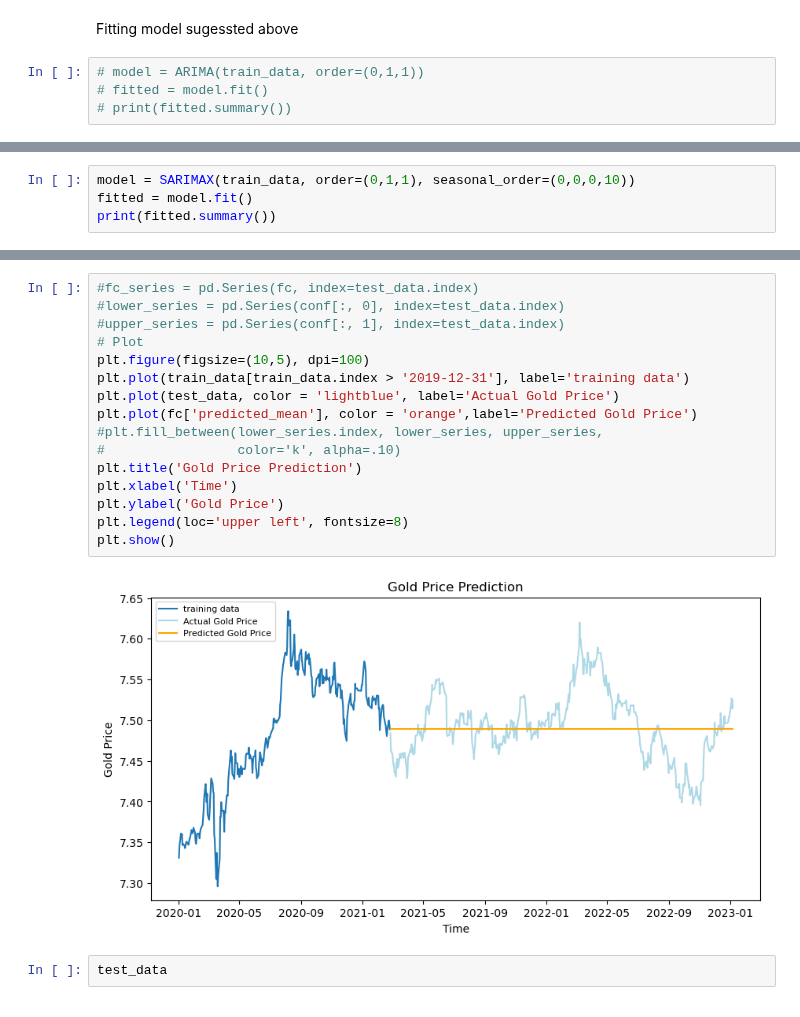
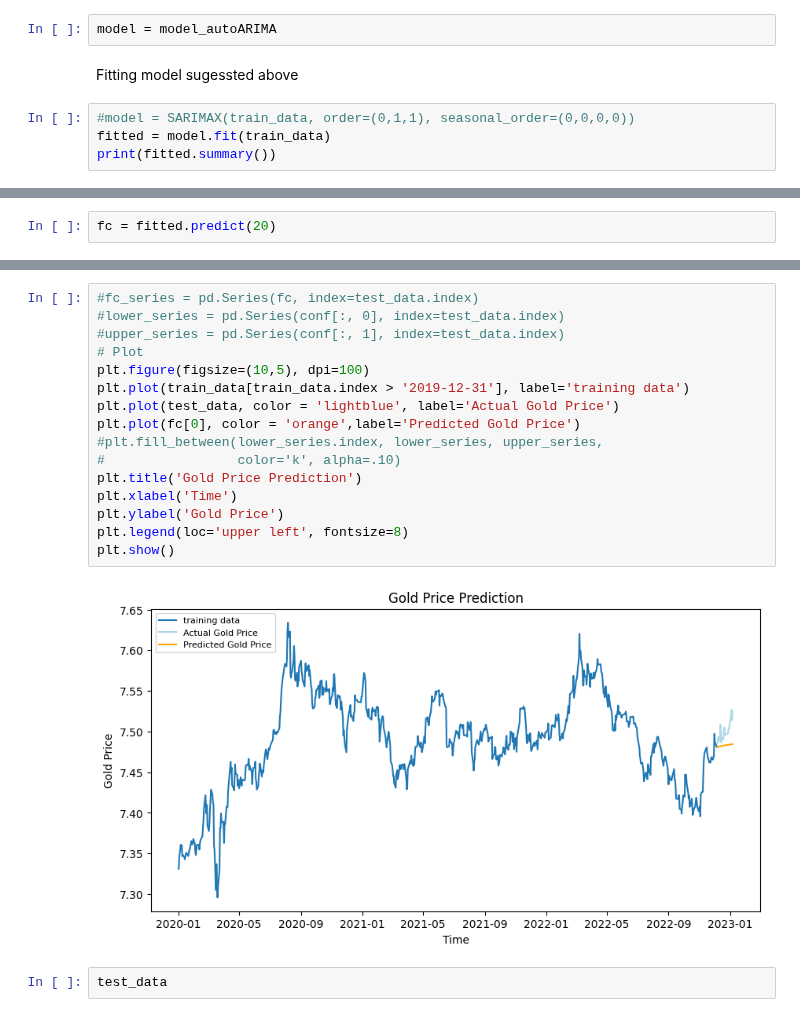
Before and after one commit to maxbranting/gold-forecast, a Jupyter notebook: Models/Price/ARIMA.ipynb, the cells around one changed output, grey strips where cells are left out. Cells and saved outputs as stored; diff of their text form.

Commit message:
first version garch, changed arima split

```diff
--- a/Models/Price/ARIMA.ipynb
+++ b/Models/Price/ARIMA.ipynb
@@ -174,9 +191,11 @@ Warnings:
+# %%
+model = model_autoARIMA
 # %% [markdown]
 Fitting  model sugessted above
 # %%
-# model = ARIMA(train_data, order=(0,1,1))
-# fitted = model.fit()
-# print(fitted.summary())
+#model = SARIMAX(train_data, order=(0,1,1), seasonal_order=(0,0,0,0))
+fitted = model.fit(train_data)
+print(fitted.summary())
 # %% [output]
                                SARIMAX Results
 ==============================================================================
@@ -195,7 +214,3 @@ Covariance Type:                  opg
 
 Warnings:
 [1] Covariance matrix calculated using the outer product of gradients (complex-step).
-# %%
-model = SARIMAX(train_data, order=(0,1,1), seasonal_order=(0,0,0,10))
-fitted = model.fit()
-print(fitted.summary())
@@ -227,3 +217,5 @@ statsmodels.__version__
+# %%
+fc = fitted.predict(20)
 # %%
 fc
 # %% [output]
@@ -261,21 +262,21 @@ fc
 # %%
 #fc_series = pd.Series(fc, index=test_data.index)
 #lower_series = pd.Series(conf[:, 0], index=test_data.index)
 #upper_series = pd.Series(conf[:, 1], index=test_data.index)
 # Plot
 plt.figure(figsize=(10,5), dpi=100)
 plt.plot(train_data[train_data.index > '2019-12-31'], label='training data')
 plt.plot(test_data, color = 'lightblue', label='Actual Gold Price')
-plt.plot(fc['predicted_mean'], color = 'orange',label='Predicted Gold Price')
+plt.plot(fc[0], color = 'orange',label='Predicted Gold Price')
 #plt.fill_between(lower_series.index, lower_series, upper_series,
 #                 color='k', alpha=.10)
 plt.title('Gold Price Prediction')
 plt.xlabel('Time')
 plt.ylabel('Gold Price')
 plt.legend(loc='upper left', fontsize=8)
 plt.show()
 # %% [output]
-[figure, old version]
+[figure, new version]
 # %%
 test_data
 # %% [output]
```
Also changed, not shown: parts of 17 cells of this notebook, 1 other file.
